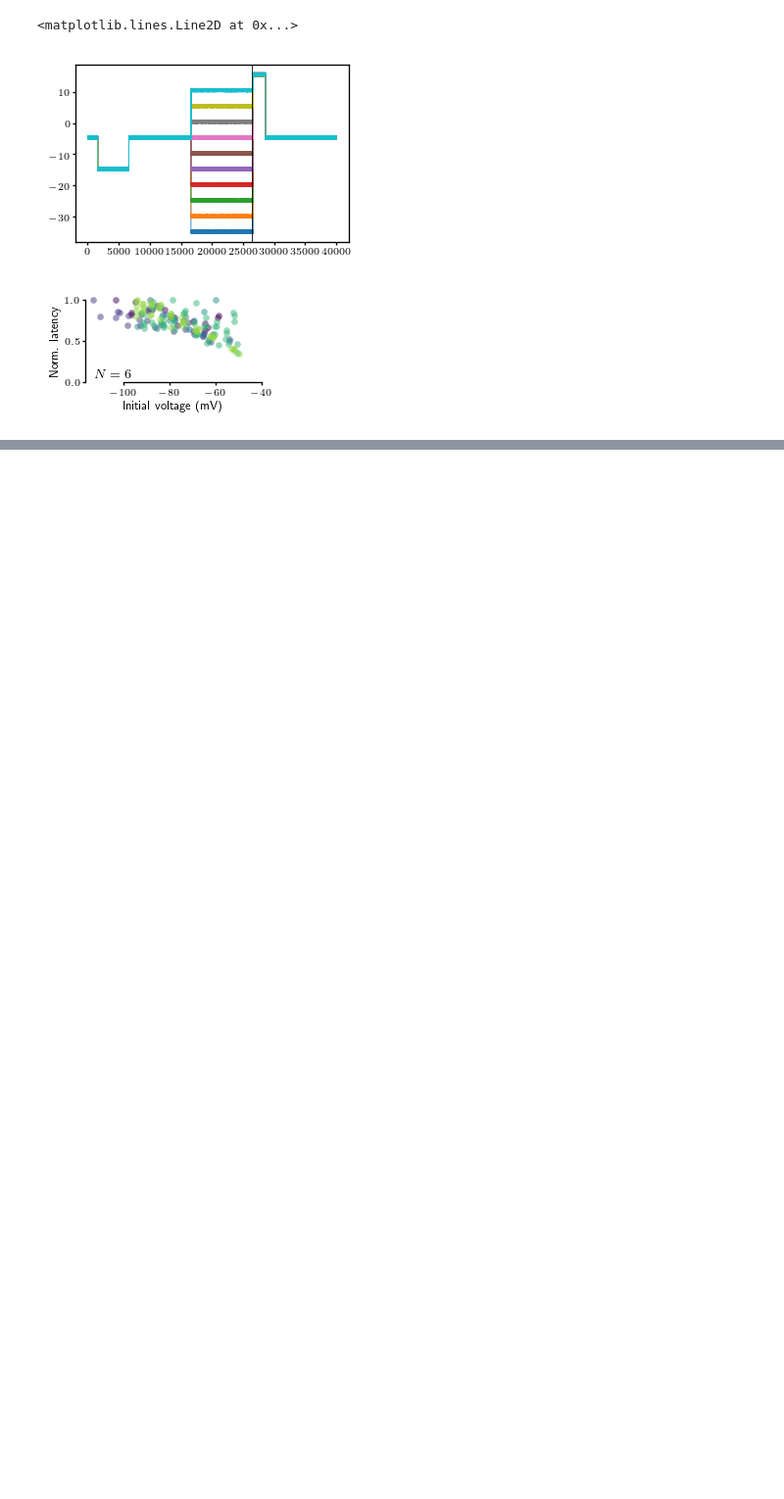
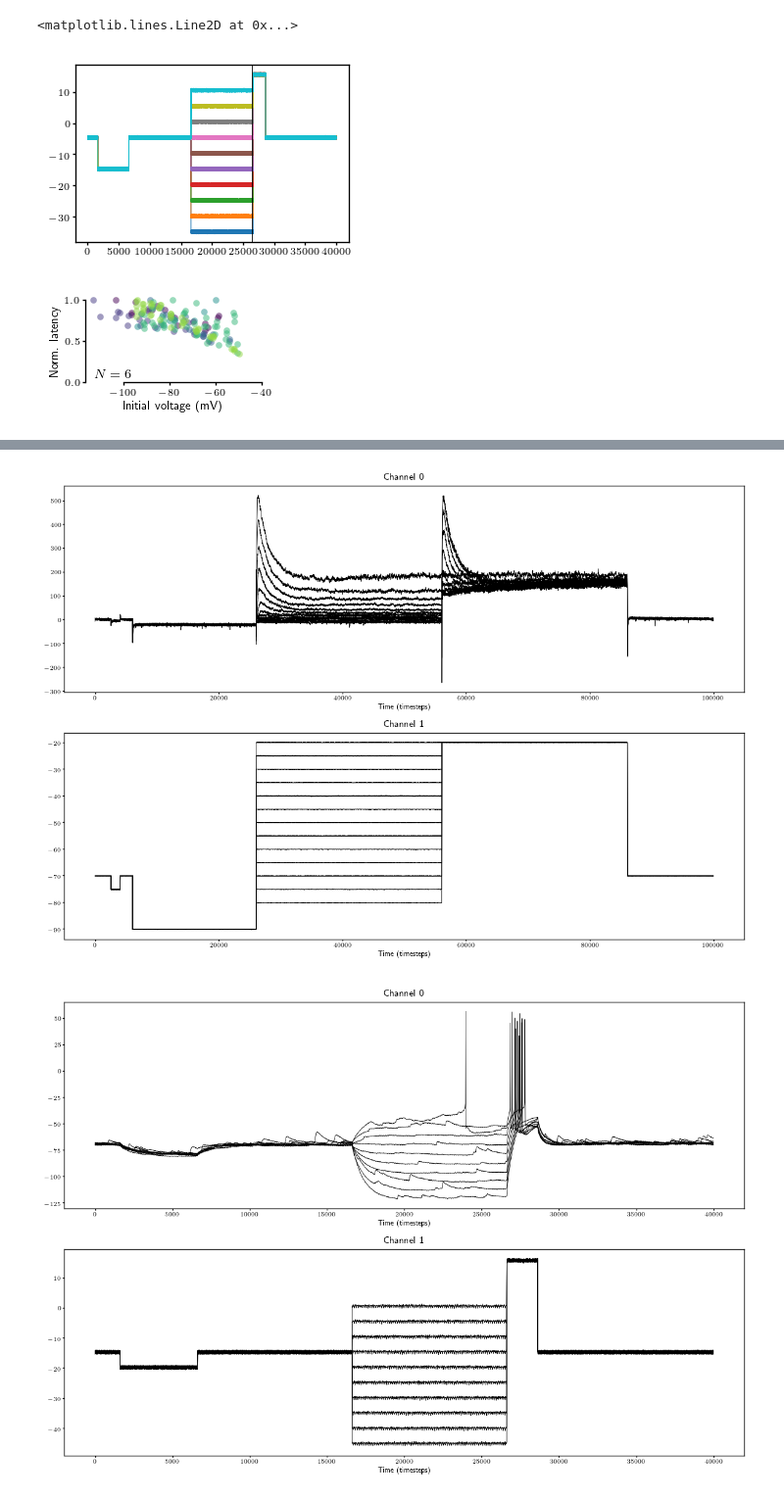
Before and after one commit to nauralcodinglab/raphegif, a Jupyter notebook: figs/scripts/writeup/gaba_spk_latencies.ipynb, the cells around one changed output, grey strips where cells are left out. Shown at 98% size. Drawn from its saved outputs; the diff is of its cells as text; code cells hidden in the pictures; blank space fills up the shorter version.

```diff
--- a/figs/scripts/writeup/gaba_spk_latencies.ipynb
+++ b/figs/scripts/writeup/gaba_spk_latencies.ipynb
@@ -127,0 +167,6 @@ if IMG_PATH is not None:
+# %%
+for rec in non_bursty_recs:
+    rec.plot()
+# %% [output]
+[figure, added]
+[figure, added]
```
Also changed, not shown: parts of 17 cells of this notebook.
